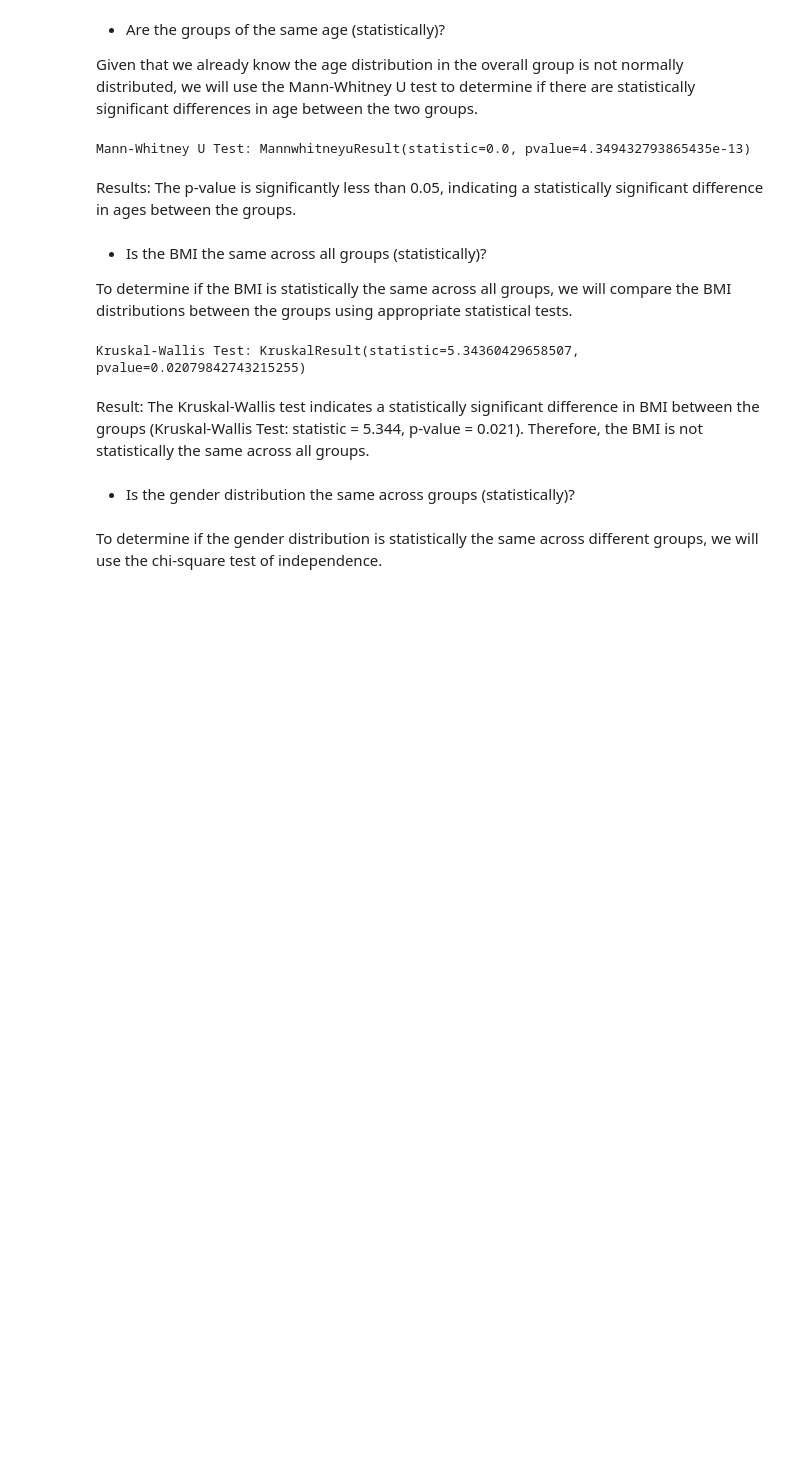
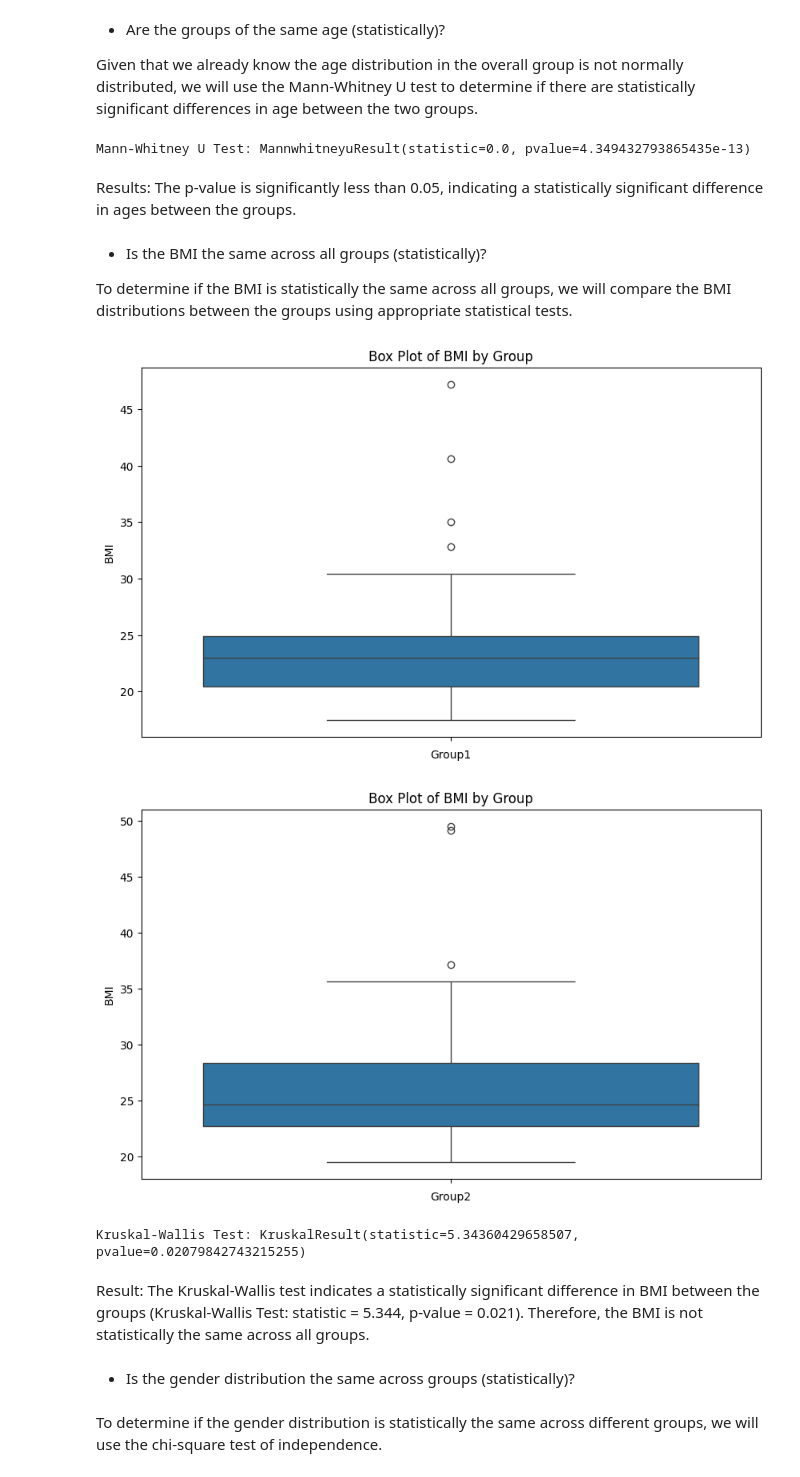
Before and after one commit to AbdallahAbou/Advanced_Statistical_Analysis, a Jupyter notebook: notebooks/statistical_study_notebook.ipynb, the cells around one changed output. Cells and saved outputs as stored; diff of their text form; code cells hidden in the pictures; blank space fills up the shorter version.

```diff
--- a/notebooks/statistical_study_notebook.ipynb
+++ b/notebooks/statistical_study_notebook.ipynb
@@ -329,22 +329,40 @@ To determine if the BMI is statistically the same across all groups, we will com
 # %%
 # Split data into groups
 group1 = df_clean[df_clean['Gruppe'] == 1]['BMI']
 group2 = df_clean[df_clean['Gruppe'] == 2]['BMI']
+
+
+# Visual Inspection: Box Plot
+plt.figure(figsize=(10, 6))
+sns.boxplot(data=group1)
+plt.title('Box Plot of BMI by Group')
+plt.xlabel('Group1')
+plt.ylabel('BMI')
+plt.show()
+# Visual Inspection: Box Plot
+plt.figure(figsize=(10, 6))
+sns.boxplot(data=group2)
+plt.title('Box Plot of BMI by Group')
+plt.xlabel('Group2')
+plt.ylabel('BMI')
+plt.show()
 
 # Normality Test
 shapiro_group1 = stats.shapiro(group1)
 shapiro_group2 = stats.shapiro(group2)
 
 # Choose the appropriate test based on normality
 if shapiro_group1.pvalue > 0.05 and shapiro_group2.pvalue > 0.05:
     # Use ANOVA test
     anova_result = stats.f_oneway(group1, group2)
     print(f'ANOVA Test: {anova_result}')
 else:
     # Use Kruskal-Wallis test
     kruskal_result = stats.kruskal(group1, group2)
     print(f'Kruskal-Wallis Test: {kruskal_result}')
 # %% [output]
+[figure, added]
+[figure, added]
 Kruskal-Wallis Test: KruskalResult(statistic=5.34360429658507, pvalue=0.02079842743215255)
 # %% [markdown]
 Result: The Kruskal-Wallis test indicates a statistically significant difference in BMI between the groups (Kruskal-Wallis Test: statistic = 5.344, p-value = 0.021). Therefore, the BMI is not statistically the same across all groups.
```
Also changed, not shown: parts of 1 cell of this notebook.
